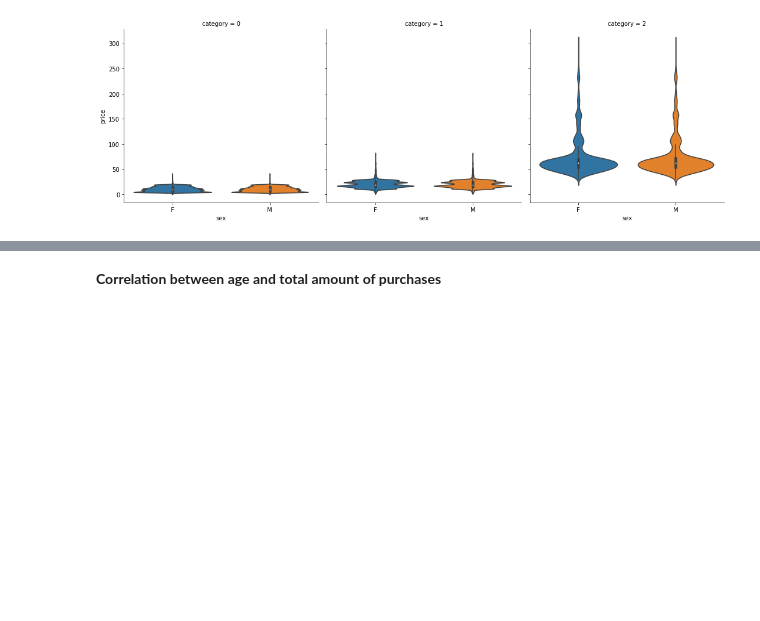
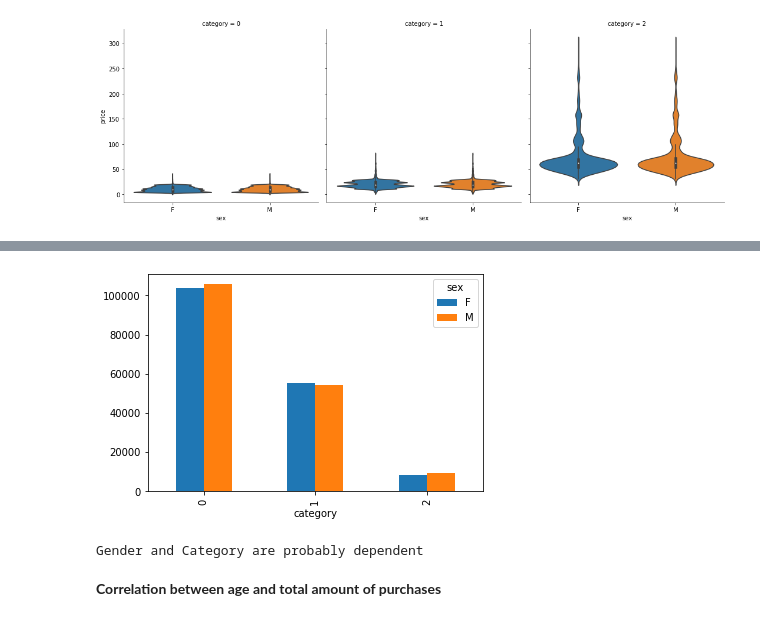
Before and after one commit to furawa/OC_data_analyst_projects, a Jupyter notebook: 02_analyze_company_sales/analyze_company_sales.ipynb, the cells around one changed output, grey strips where cells are left out. Saved outputs shown, nothing was run; the diff lists cells and outputs as text; code cells hidden in the pictures; blank space fills up the shorter version.

Commit message:
feat: Correlation between gender and category

```diff
--- a/02_analyze_company_sales/analyze_company_sales.ipynb
+++ b/02_analyze_company_sales/analyze_company_sales.ipynb
@@ -499,3 +500,7 @@ There is no big difference in sales between gender
 sb.catplot(x = "sex", y = "price", col = "category", kind = "violin" ,split = True, data = clean_df);
 # %% [output]
 [figure]
+# %%
+# Contigency table
+gender_category_table = pd.crosstab(index = clean_df.category, columns = clean_df.sex)
+gender_category_table
@@ -502,3 +513,15 @@ sb.catplot(x = "sex", y = "price", col = "category", kind = "violin" ,split = Tr
+# %%
+gender_category_table.plot(kind="bar");
+# %% [output]
+[figure, added]
+# %%
+stat, p, dof, expected = sci.chi2_contingency(gender_category_table)
+if p > 0.05:
+    print("Gender and Category are probably independent")
+else:
+    print("Gender and Category are probably dependent")
+# %% [output]
+Gender and Category are probably dependent
 # %% [markdown]
 **Correlation between age and total amount of purchases**
 # %%
```
Also changed, not shown: parts of 5 cells of this notebook.
